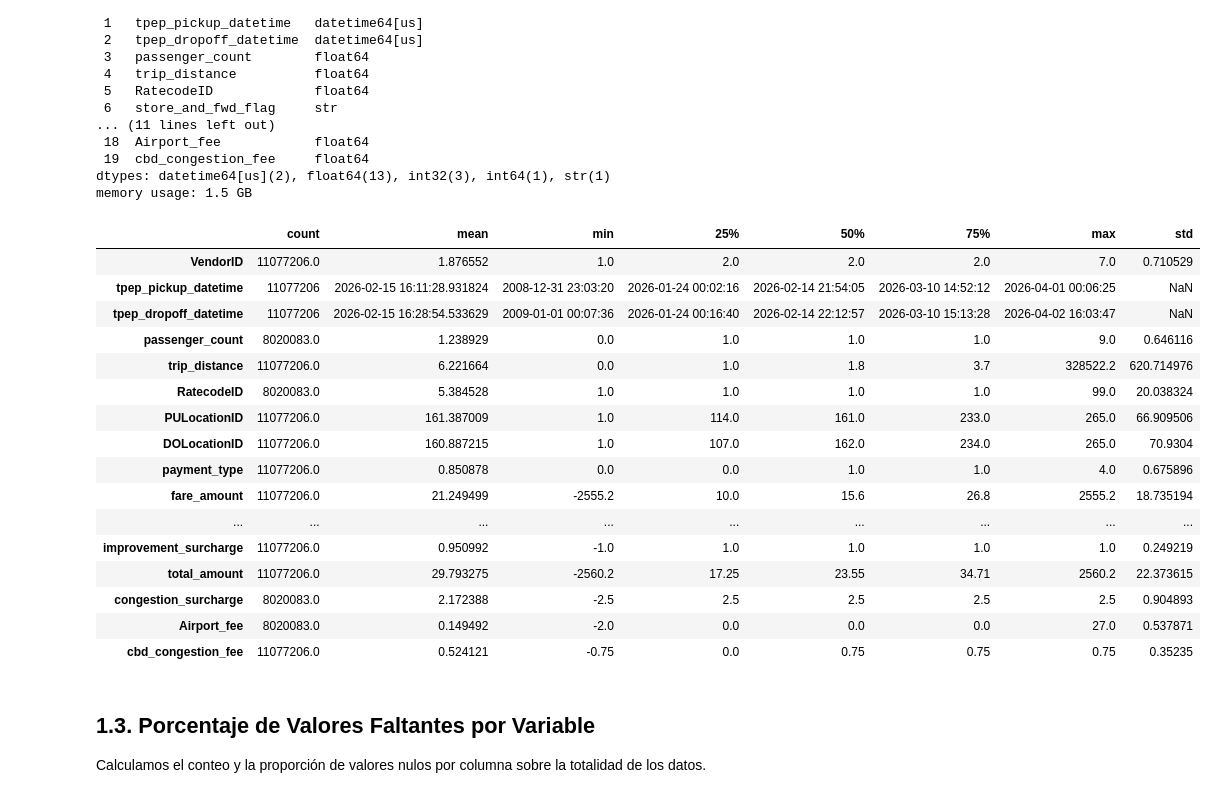
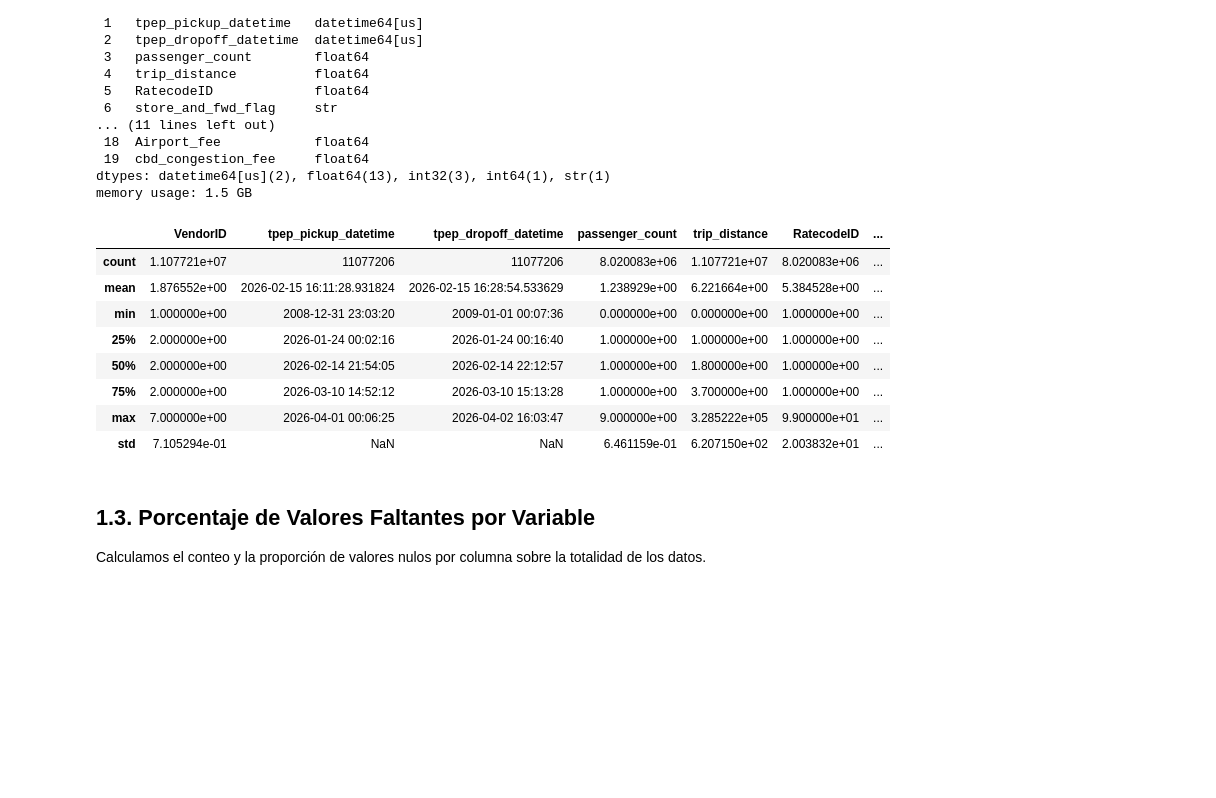
Before and after one commit to AxelPortal/MachineLearning_Proyecto, a Jupyter notebook: notebooks/01_exploracion_inicial.ipynb, the cells around one changed output. Cells and saved outputs as stored; diff of their text form; code cells hidden in the pictures; blank space fills up the shorter version.

```diff
--- a/notebooks/01_exploracion_inicial.ipynb
+++ b/notebooks/01_exploracion_inicial.ipynb
@@ -61,25 +61,17 @@ dtypes: datetime64[us](2), float64(13), int32(3), int64(1), str(1)
 memory usage: 1.5 GB
 # %%
 # Resumen estadistico descriptivo de variables numericas
-df.describe().T
+df.describe()
 # %% [output]
-|  | count | mean | min | 25% | 50% | 75% | max | std |
-| VendorID | 11077206.0 | 1.876552 | 1.0 | 2.0 | 2.0 | 2.0 | 7.0 | 0.710529 |
-| tpep_pickup_datetime | 11077206 | 2026-02-15 16:11:28.931824 | 2008-12-31 23:03:20 | 2026-01-24 00:02:16 | 2026-02-14 21:54:05 | 2026-03-10 14:52:12 | 2026-04-01 00:06:25 | NaN |
-| tpep_dropoff_datetime | 11077206 | 2026-02-15 16:28:54.533629 | 2009-01-01 00:07:36 | 2026-01-24 00:16:40 | 2026-02-14 22:12:57 | 2026-03-10 15:13:28 | 2026-04-02 16:03:47 | NaN |
-| passenger_count | 8020083.0 | 1.238929 | 0.0 | 1.0 | 1.0 | 1.0 | 9.0 | 0.646116 |
-| trip_distance | 11077206.0 | 6.221664 | 0.0 | 1.0 | 1.8 | 3.7 | 328522.2 | 620.714976 |
-| RatecodeID | 8020083.0 | 5.384528 | 1.0 | 1.0 | 1.0 | 1.0 | 99.0 | 20.038324 |
-| PULocationID | 11077206.0 | 161.387009 | 1.0 | 114.0 | 161.0 | 233.0 | 265.0 | 66.909506 |
-| DOLocationID | 11077206.0 | 160.887215 | 1.0 | 107.0 | 162.0 | 234.0 | 265.0 | 70.9304 |
-| payment_type | 11077206.0 | 0.850878 | 0.0 | 0.0 | 1.0 | 1.0 | 4.0 | 0.675896 |
-| fare_amount | 11077206.0 | 21.249499 | -2555.2 | 10.0 | 15.6 | 26.8 | 2555.2 | 18.735194 |
-| ... | ... | ... | ... | ... | ... | ... | ... | ... |
-| improvement_surcharge | 11077206.0 | 0.950992 | -1.0 | 1.0 | 1.0 | 1.0 | 1.0 | 0.249219 |
-| total_amount | 11077206.0 | 29.793275 | -2560.2 | 17.25 | 23.55 | 34.71 | 2560.2 | 22.373615 |
-| congestion_surcharge | 8020083.0 | 2.172388 | -2.5 | 2.5 | 2.5 | 2.5 | 2.5 | 0.904893 |
-| Airport_fee | 8020083.0 | 0.149492 | -2.0 | 0.0 | 0.0 | 0.0 | 27.0 | 0.537871 |
-| cbd_congestion_fee | 11077206.0 | 0.524121 | -0.75 | 0.0 | 0.75 | 0.75 | 0.75 | 0.35235 |
+|  | VendorID | tpep_pickup_datetime | tpep_dropoff_datetime | passenger_count | trip_distance | RatecodeID | ... |
+| count | 1.107721e+07 | 11077206 | 11077206 | 8.020083e+06 | 1.107721e+07 | 8.020083e+06 | ... |
+| mean | 1.876552e+00 | 2026-02-15 16:11:28.931824 | 2026-02-15 16:28:54.533629 | 1.238929e+00 | 6.221664e+00 | 5.384528e+00 | ... |
+| min | 1.000000e+00 | 2008-12-31 23:03:20 | 2009-01-01 00:07:36 | 0.000000e+00 | 0.000000e+00 | 1.000000e+00 | ... |
+| 25% | 2.000000e+00 | 2026-01-24 00:02:16 | 2026-01-24 00:16:40 | 1.000000e+00 | 1.000000e+00 | 1.000000e+00 | ... |
+| 50% | 2.000000e+00 | 2026-02-14 21:54:05 | 2026-02-14 22:12:57 | 1.000000e+00 | 1.800000e+00 | 1.000000e+00 | ... |
+| 75% | 2.000000e+00 | 2026-03-10 14:52:12 | 2026-03-10 15:13:28 | 1.000000e+00 | 3.700000e+00 | 1.000000e+00 | ... |
+| max | 7.000000e+00 | 2026-04-01 00:06:25 | 2026-04-02 16:03:47 | 9.000000e+00 | 3.285222e+05 | 9.900000e+01 | ... |
+| std | 7.105294e-01 | NaN | NaN | 6.461159e-01 | 6.207150e+02 | 2.003832e+01 | ... |
 # %% [markdown]
 ## 1.3. Porcentaje de Valores Faltantes por Variable
 Calculamos el conteo y la proporción de valores nulos por columna sobre la totalidad de los datos.
```
Also changed, not shown: parts of 6 cells of this notebook, 2 other files.
